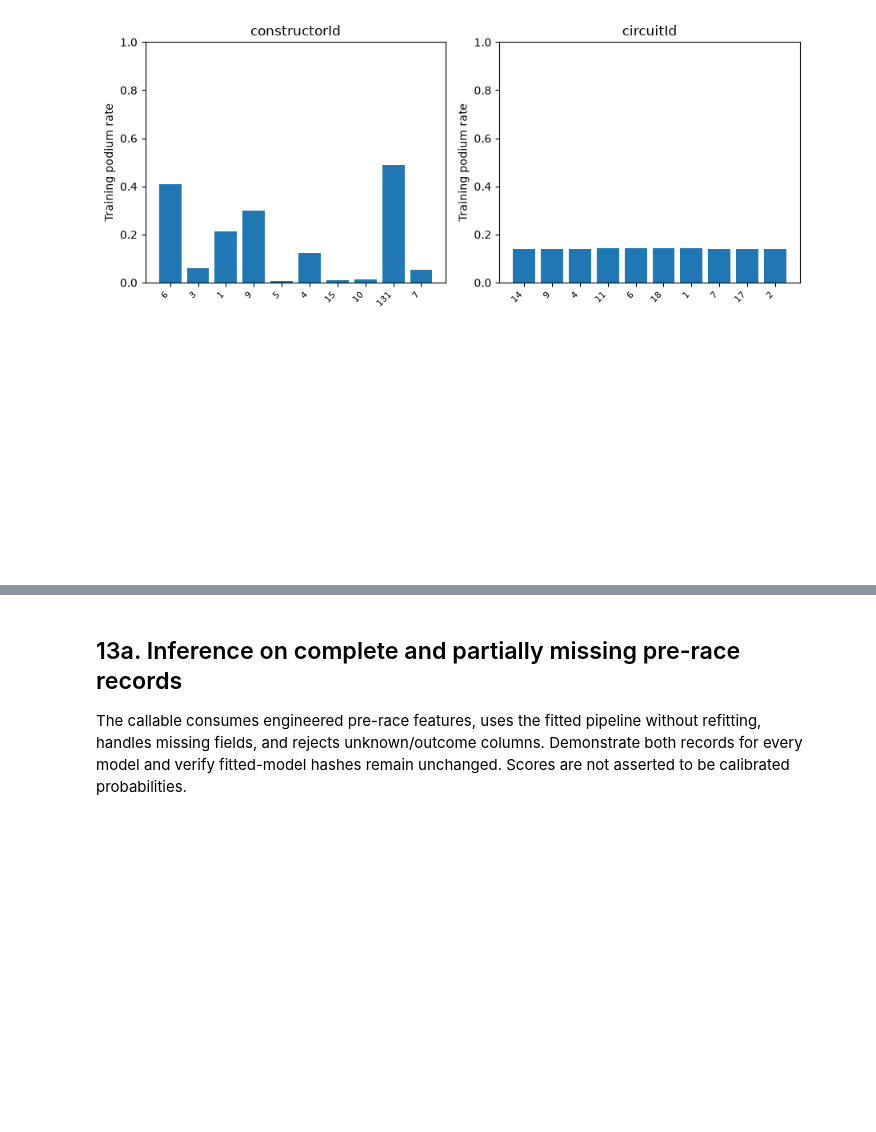
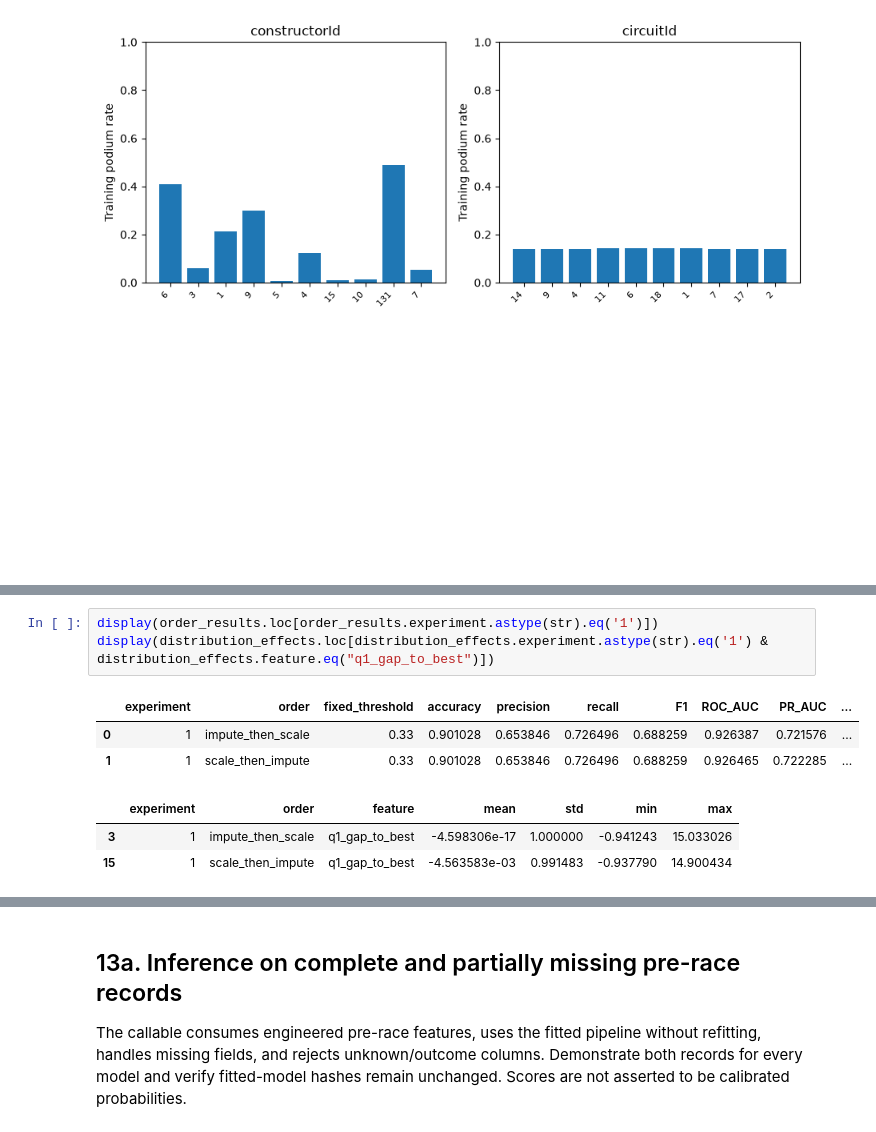
Before and after one commit to amrelkotit/Acl_9th_project, a Jupyter notebook: notebooks/milestone1.ipynb, the cells around one changed output, grey strips where cells are left out. Drawn from its saved outputs; the diff is of its cells as text; blank space fills up the shorter version.

```diff
--- a/notebooks/milestone1.ipynb
+++ b/notebooks/milestone1.ipynb
@@ -1232,0 +1266,10 @@ experiment             order  fixed_threshold  accuracy  precision   recall
+# %%
+display(order_results.loc[order_results.experiment.astype(str).eq('1')])
+display(distribution_effects.loc[distribution_effects.experiment.astype(str).eq('1') & distribution_effects.feature.eq("q1_gap_to_best")])
+# %% [output]
+|  | experiment | order | fixed_threshold | accuracy | precision | recall | F1 | ROC_AUC | PR_AUC | ... |
+| 0 | 1 | impute_then_scale | 0.33 | 0.901028 | 0.653846 | 0.726496 | 0.688259 | 0.926387 | 0.721576 | ... |
+| 1 | 1 | scale_then_impute | 0.33 | 0.901028 | 0.653846 | 0.726496 | 0.688259 | 0.926465 | 0.722285 | ... |
+|  | experiment | order | feature | mean | std | min | max |
+| 3 | 1 | impute_then_scale | q1_gap_to_best | -4.598306e-17 | 1.000000 | -0.941243 | 15.033026 |
+| 15 | 1 | scale_then_impute | q1_gap_to_best | -4.563583e-03 | 0.991483 | -0.937790 | 14.900434 |
```
Also changed, not shown: parts of 14 cells of this notebook, 34 other files.
